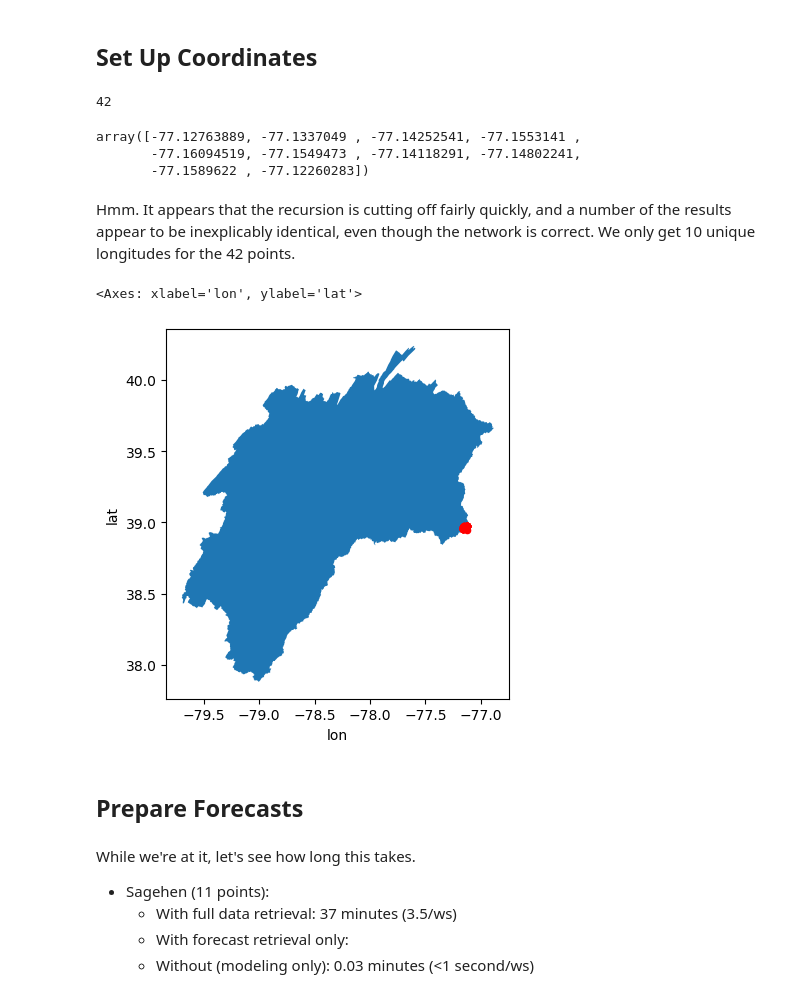
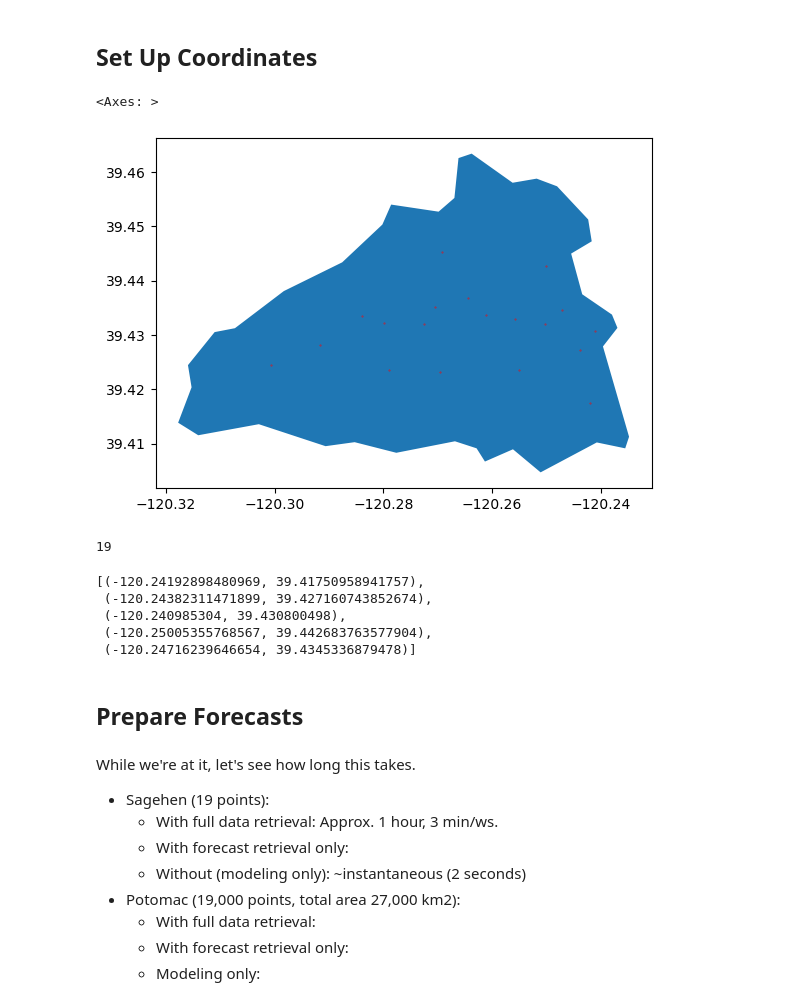
Before and after one commit to mines-ciroh/TempEst-NEWT, a Jupyter notebook: forecast.ipynb, the cells around one changed output. Cells and saved outputs as stored; diff of their text form; code cells hidden in the pictures.

Commit message:
Add interpolation-based forecast point setting

```diff
--- a/forecast.ipynb
+++ b/forecast.ipynb
@@ -18,6 +18,7 @@ Note that this code can be readily modified for hindcasting, using either estima
 import NEXT
 import os
 import pandas as pd
+import geopandas as gpd
 import numpy as np
 import matplotlib.pyplot as plt
 import matplotlib.animation as anim
@@ -25,9 +26,10 @@ import datetime
 import dataretrieval.nwis as nwis
 from pynhd import NLDI
 from time import time
+import seaborn as sns
 # USGS gage as downstream location
-# site = "10343500"    # Sagehen Creek nr Truckee, CA.  Small mountain watershed in Eastern Sierra.
-site = "01646500"    # Potomac R near Little Falls Pump Stn., DC.  Large river near AGU24.  Possibly skewed by discharges.
+site = "10343500"    # Sagehen Creek nr Truckee, CA.  Small mountain watershed in Eastern Sierra.
+# site = "01646500"    # Potomac R near Little Falls Pump Stn., DC.  Large river near AGU24.  Possibly skewed by discharges.
 # site = "01638500"    # Potomac R. at Point of Rocks, MD.  A little upstream to avoid the alteration.
 NEXT.data.gage_geom(site)[0].plot()
 model = NEXT.NEXT.from_pickle("coefs.pickle")  # prepare a coefficient estimation model
@@ -126,3 +127,4 @@ An alternative approach is to just interpolate along each linestring, instead of
 # %%
 (ws, lat, lon, area) = NEXT.data.gage_geom(site)
 coords = (lon, lat)
+resolution = 0.01  # 0.01 degrees is ~1.1 km latitude, ~0.9 km longitude
@@ -159,5 +130,0 @@ def recurse_upstream(coords, old_comid="none"):
-# %%
-clist = [coords] + recurse_upstream(coords)
-len(clist)
-# %% [output]
-42
@@ -166,26 +131,46 @@ cf = pd.DataFrame(clist, columns=["lon", "lat"])
-# %%
-cf["lon"].unique()
-# %% [output]
-array([-77.12763889, -77.1337049 , -77.14252541, -77.1553141 ,
-       -77.16094519, -77.1549473 , -77.14118291, -77.14802241,
-       -77.1589622 , -77.12260283])
-# %% [markdown]
-Hmm.  It appears that the recursion is cutting off fairly quickly, and a number of the results appear to be inexplicably identical, even though the network is correct.  We only get 10 unique longitudes for the 42 points.
+# %%
+def expand_line(line):
+    count = line.length / resolution
+    if count < 0.5:
+        steps = []   # we don't want super-dense points on very short reaches
+    elif count < 1.5:
+        steps = [line.length]  # just the bottom
+    else:
+        steps = np.arange(resolution, line.length, resolution)
+    return gpd.GeoSeries(line.interpolate(steps))
+
+def expand_lines(geometry):
+    return pd.concat([expand_line(g) for g in geometry])
 # %%
-# _, ax = plt.subplots(1, 1)
+lines = nldi.navigate_byloc(coords, "upstreamTributaries", source="flowlines", distance=1000)
+points = expand_lines(lines.geometry)
 ax = ws.plot()
-cf.plot.scatter(x="lon", y="lat", ax=ax, c="red")
-# nldi.navigate_byloc(coords, "upstreamTributaries", source="flowlines", distance=100).plot("nhdplus_comid", ax=ax)
+points.plot(ax=ax, c="red", markersize=0.1)
 # %% [output]
-<Axes: xlabel='lon', ylabel='lat'>
+<Axes: >
-[figure, old version]
+[figure, new version]
+# %%
+clist = [pt.coords[0] for pt in points]
+print(len(clist))
+clist[:5]
+# %% [output]
+19
+[(-120.24192898480969, 39.41750958941757),
+ (-120.24382311471899, 39.427160743852674),
+ (-120.240985304, 39.430800498),
+ (-120.25005355768567, 39.442683763577904),
+ (-120.24716239646654, 39.4345336879478)]
 # %% [markdown]
 ## Prepare Forecasts
 # %% [markdown]
 While we're at it, let's see how long this takes.
 
-- Sagehen (11 points):
-    - With full data retrieval: 37 minutes (3.5/ws)
+- Sagehen (19 points):
+    - With full data retrieval: Approx. 1 hour, 3 min/ws.
     - With forecast retrieval only:
-    - Without (modeling only): 0.03 minutes (<1 second/ws)
+    - Without (modeling only): ~instantaneous (2 seconds)
+- Potomac (19,000 points, total area 27,000 km2):
+    - With full data retrieval:
+    - With forecast retrieval only:
+    - Modeling only:
 # %%
```
Also changed, not shown: parts of 10 cells of this notebook.
